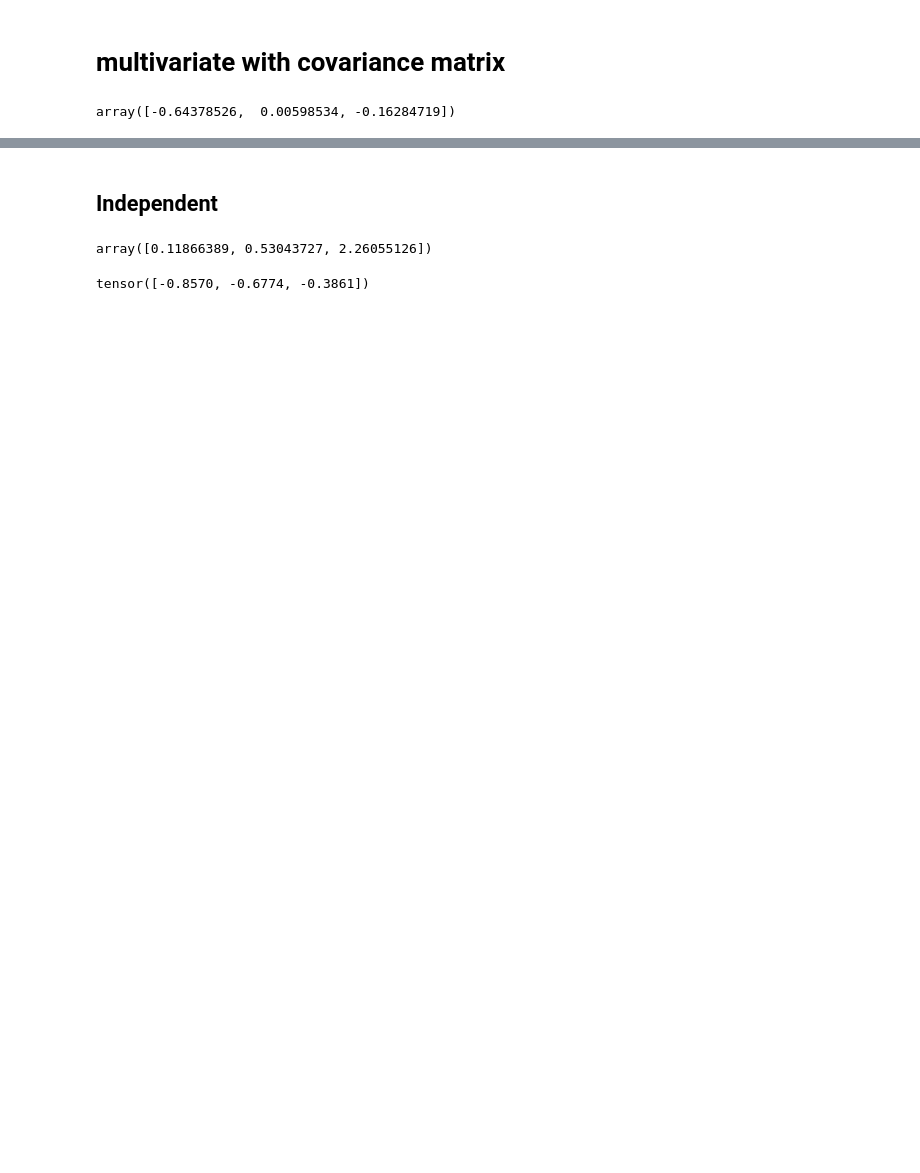
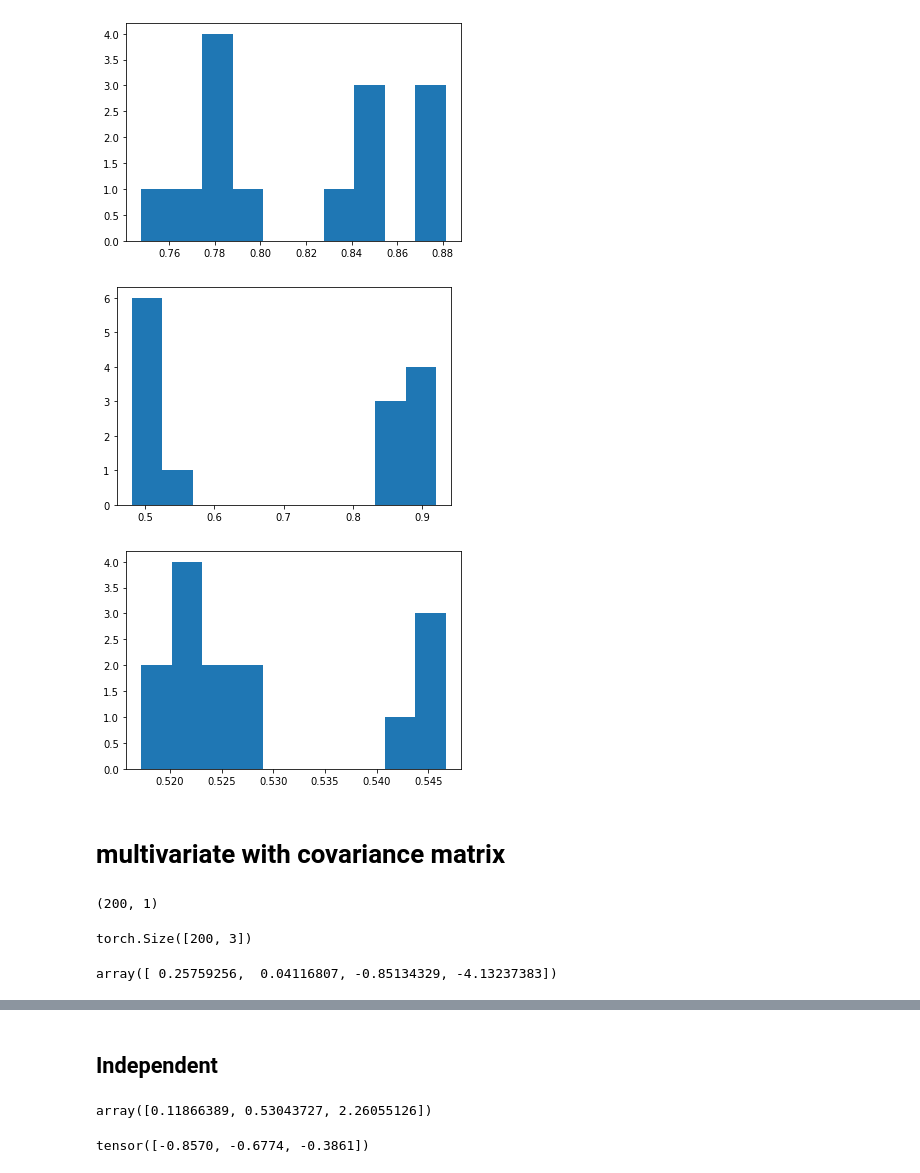
Before and after one commit to TrentBrick/Upside-Down-Free-Energy, a Jupyter notebook: notebooks/fitdensitymodel.ipynb, the cells around one changed output, grey strips where cells are left out. Cells and saved outputs as stored; diff of their text form; code cells hidden in the pictures; blank space fills up the shorter version.

```diff
--- a/notebooks/fitdensitymodel.ipynb
+++ b/notebooks/fitdensitymodel.ipynb
@@ -30,0 +84,6 @@ for i in range(3):
+# %%
+inputs = torch.Tensor(rewards).unsqueeze(1)#[:20]
+states = torch.Tensor(states)#[:20]
+# %%
+model = RewardModel(10)
+optimizer = optim.Adam(model.parameters(), lr=0.01)
@@ -30,0 +149,4 @@ for i in range(3):
+# %%
+test_rewards = [-8, -6, -4, -2, -0.01, -0.04]
+res = model(torch.Tensor(test_rewards).unsqueeze(1)).exp()
+print(res)
@@ -30,0 +170,9 @@ for i in range(3):
+# %%
+for r in range(6):
+    print('test reward is:',test_rewards[r])
+    samps = torch.distributions.Beta(res[r,:3],res[r,3:] ).sample([1000])
+    print(samps.shape)
+    for i in range(3):
+        plt.hist(samps[:,i])
+        plt.show()
+    print('=========')
@@ -31,2 +198,20 @@ for i in range(3):
+# %%
+# plotting by different reward bins
+mask = np.logical_and(rewards < -1.5 , rewards > -2.3)
+for i in range(3):
+    plt.hist(states[mask,i])
+    plt.show()
+# %% [output]
+[figure, added]
+[figure, added]
+[figure, added]
 # %% [markdown]
 # multivariate with covariance matrix
+# %%
+np.expand_dims(rewards,1).shape
+# %% [output]
+(200, 1)
+# %%
+states.shape
+# %% [output]
+torch.Size([200, 3])
@@ -33,5 +220,5 @@ for i in range(3):
 # %%
-mus = states.mean(axis=0)
+mus = sr.mean(axis=0)
 mus
 # %% [output]
-array([-0.64378526,  0.00598534, -0.16284719])
+array([ 0.25759256,  0.04116807, -0.85134329, -4.13237383])
```
Also changed, not shown: parts of 23 cells of this notebook, 5 other files.
